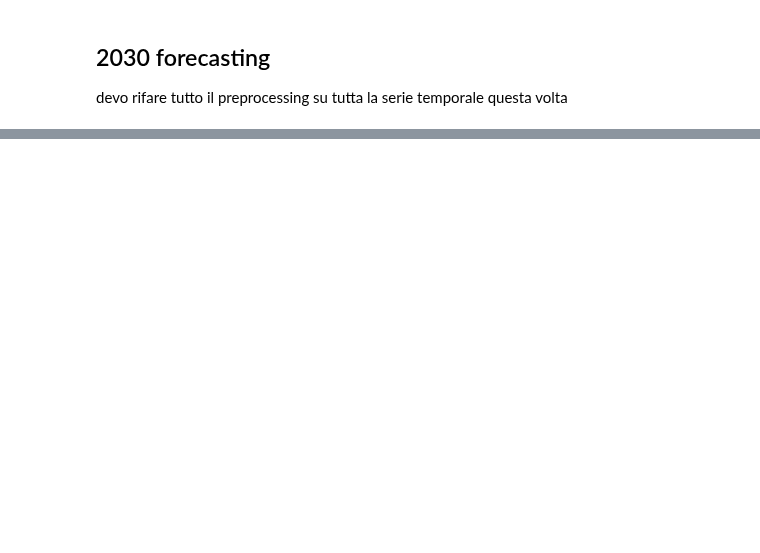
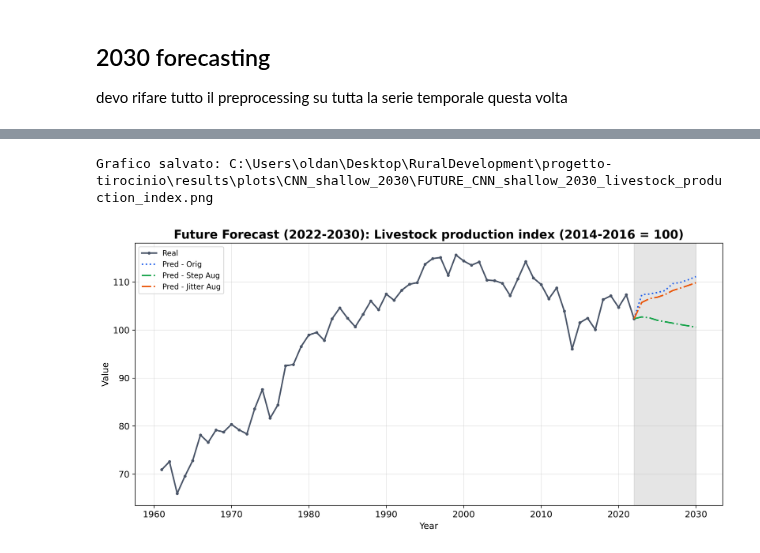
Before and after one commit to ginevraoldani/timeseries-forecasting-on-rural-development, a Jupyter notebook: notebooks/09_3_shallow_CNN.ipynb, the cells around one changed output, grey strips where cells are left out. Saved outputs shown, nothing was run; the diff lists cells and outputs as text; code cells hidden in the pictures; blank space fills up the shorter version.

Commit message:
future predictions on shallow CNN

```diff
--- a/notebooks/09_3_shallow_CNN.ipynb
+++ b/notebooks/09_3_shallow_CNN.ipynb
@@ -349,0 +498,17 @@ nn.recursive_forecast(model,)
+# %%
+for indicator in forecasts_2030.keys():
+    df_train = orig_aug_subsets[indicator]['orig_train']
+    df_val = orig_aug_subsets[indicator]['orig_val']
+    df_test = orig_aug_subsets[indicator]['orig_test']
+
+    plot_future_forecasts(
+        variable_name=indicator,
+        predictions_dict=forecasts_2030,
+        train_df=df_train,
+        val_df=df_val,
+        test_df=df_test,
+        model_name="CNN_shallow_2030"
+    )
+# %% [output]
+Grafico salvato: C:\Users\oldan\Desktop\RuralDevelopment\progetto-tirocinio\results\plots\CNN_shallow_2030\FUTURE_CNN_shallow_2030_livestock_production_index.png
+[figure, added]
```
Also changed, not shown: parts of 15 cells of this notebook, 10 other files.
